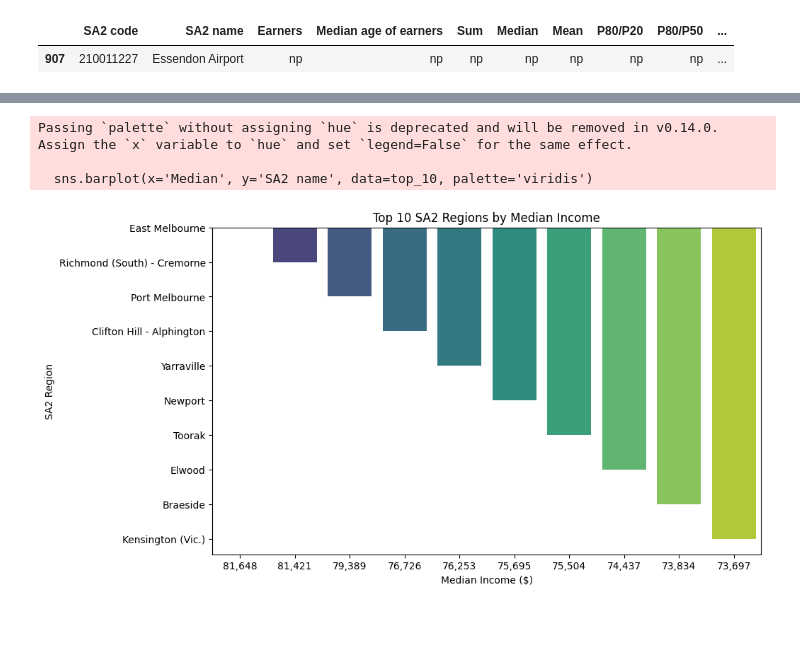
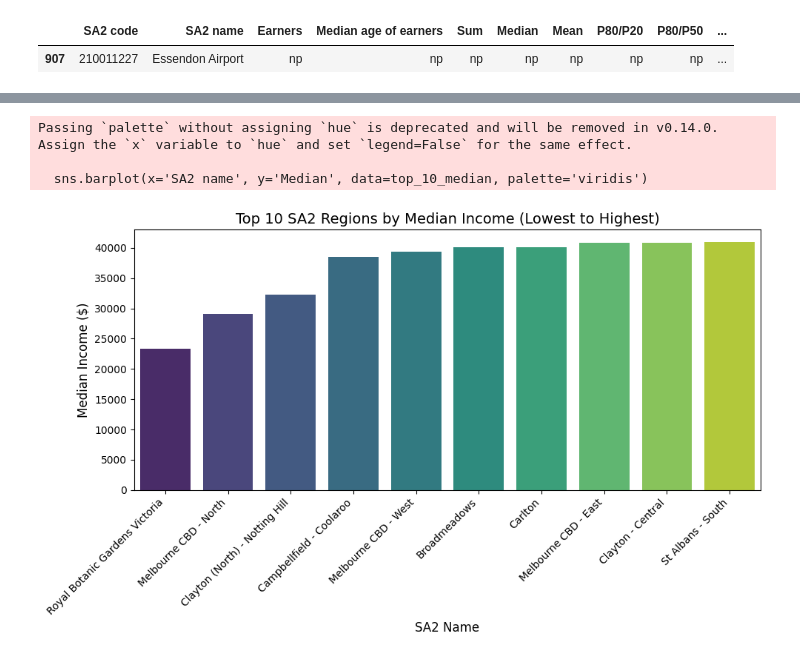
Before and after one commit to MAST30034-AppliedDataScience/project-2-group-real-estate-industry-project-3, a Jupyter notebook: notebooks/income.ipynb, the cells around one changed output, grey strips where cells are left out. Saved outputs shown, nothing was run; the diff lists cells and outputs as text; code cells hidden in the pictures; blank space fills up the shorter version.

Commit message:
income

```diff
--- a/notebooks/income.ipynb
+++ b/notebooks/income.ipynb
@@ -97,0 +129,12 @@ top_10 = income.sort_values(by='Median', ascending=False).head(10)
+# %%
+# Remove commas from the columns and convert to numeric (float) first
+columns_to_convert = ['Earners', 'Mean', 'Median', 'Sum', 'Median age of earners']
+
+# Remove commas and convert to numeric
+income[columns_to_convert] = income[columns_to_convert].replace({',': ''}, regex=True)
+
+# Convert to integers after cleaning
+income[columns_to_convert] = income[columns_to_convert].apply(pd.to_numeric, errors='coerce', downcast='integer')
+
+# Verify the new datatypes
+print(income.dtypes)
@@ -98,13 +182,24 @@ top_10 = income.sort_values(by='Median', ascending=False).head(10)
 # %%
-# plot the top 10 SA2 regions by median income
+# Sort the data by 'Median' income in ascending order and select the top 10 SA2 regions
+top_10_median = income.sort_values(by='Median', ascending=True).head(10)
+
+# Plot the data
 plt.figure(figsize=(10, 6))
-sns.barplot(x='Median', y='SA2 name', data=top_10, palette='viridis')
-plt.xlabel('Median Income ($)')
-plt.ylabel('SA2 Region')
-plt.title('Top 10 SA2 Regions by Median Income')
+sns.barplot(x='SA2 name', y='Median', data=top_10_median, palette='viridis')
+
+# Rotate the x-axis labels for better readability
+plt.xticks(rotation=45, ha='right')
+
+# Add title and labels
+plt.title('Top 10 SA2 Regions by Median Income (Lowest to Highest)', fontsize=14)
+plt.xlabel('SA2 Name', fontsize=12)
+plt.ylabel('Median Income ($)', fontsize=12)
+
+# Display the plot
+plt.tight_layout()
 plt.show()
 # %% [output]
 Passing `palette` without assigning `hue` is deprecated and will be removed in v0.14.0. Assign the `x` variable to `hue` and set `legend=False` for the same effect.
 
-  sns.barplot(x='Median', y='SA2 name', data=top_10, palette='viridis')
+  sns.barplot(x='SA2 name', y='Median', data=top_10_median, palette='viridis')
-[figure, old version]
+[figure, new version]
```
Also changed, not shown: parts of 7 cells of this notebook.
